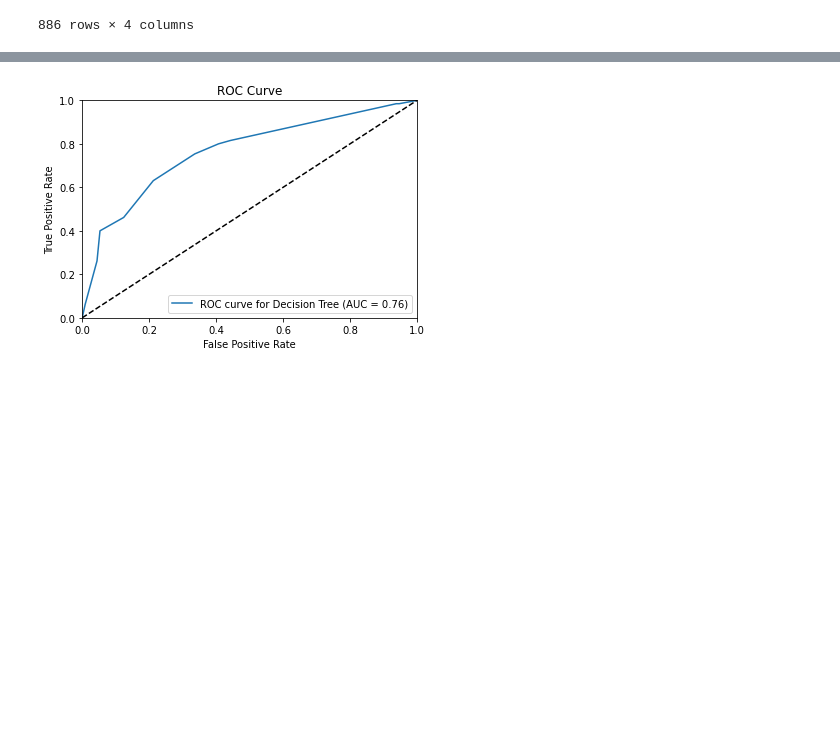
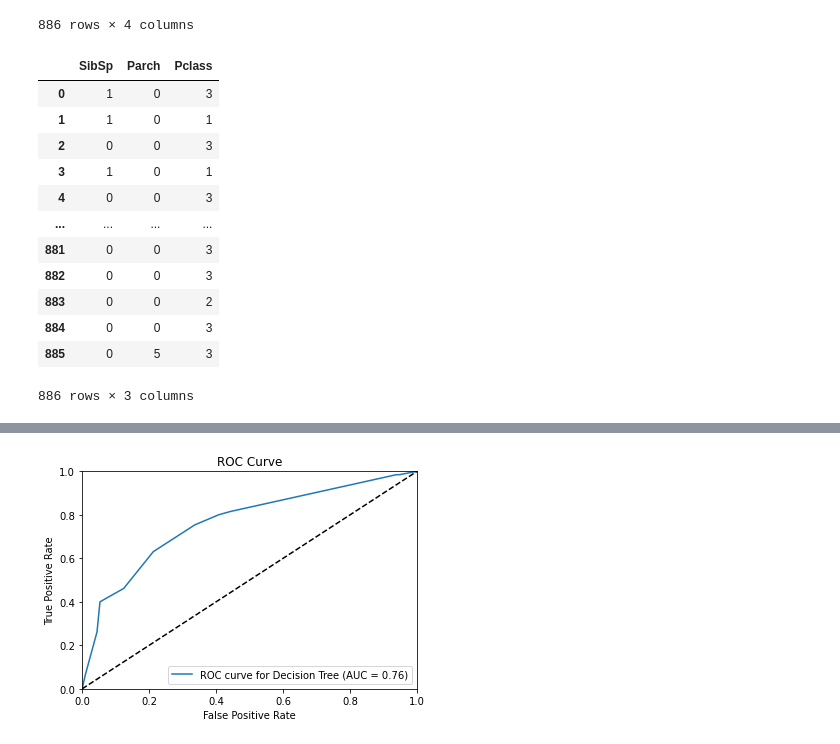
Before and after one commit to AlvaroChavarri/Practicamining3, a Jupyter notebook: LAB03-GRUPORoigChavarri/Practica1Titanic.ipynb, the cells around one changed output, grey strips where cells are left out. Saved outputs shown, nothing was run; the diff lists cells and outputs as text; code cells hidden in the pictures; blank space fills up the shorter version.

```diff
--- a/LAB03-GRUPORoigChavarri/Practica1Titanic.ipynb
+++ b/LAB03-GRUPORoigChavarri/Practica1Titanic.ipynb
@@ -121,5 +104,21 @@ from sklearn.metrics import roc_curve, auc
 # %%
+#Creamos los datos con de entrenamiento y el test
 x=data.drop(["Survived"],axis=1)
 y=data["Survived"]
 x_train,x_test,y_train,y_test=train_test_split(x,y,test_size=0.2,random_state=0)
+x
+# %% [output]
+|  | SibSp | Parch | Pclass |
+| 0 | 1 | 0 | 3 |
+| 1 | 1 | 0 | 1 |
+| 2 | 0 | 0 | 3 |
+| 3 | 1 | 0 | 1 |
+| 4 | 0 | 0 | 3 |
+| ... | ... | ... | ... |
+| 881 | 0 | 0 | 3 |
+| 882 | 0 | 0 | 3 |
+| 883 | 0 | 0 | 2 |
+| 884 | 0 | 0 | 3 |
+| 885 | 0 | 5 | 3 |
+886 rows × 3 columns
 # %%
```
Also changed, not shown: parts of 26 cells of this notebook.
